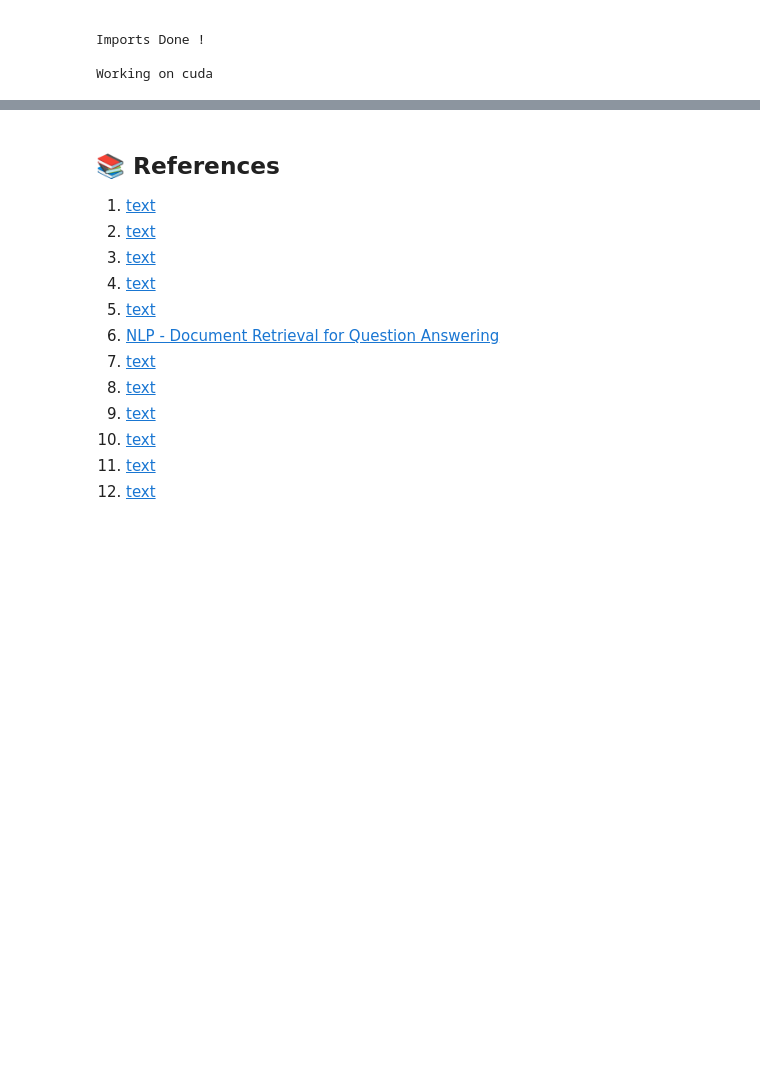
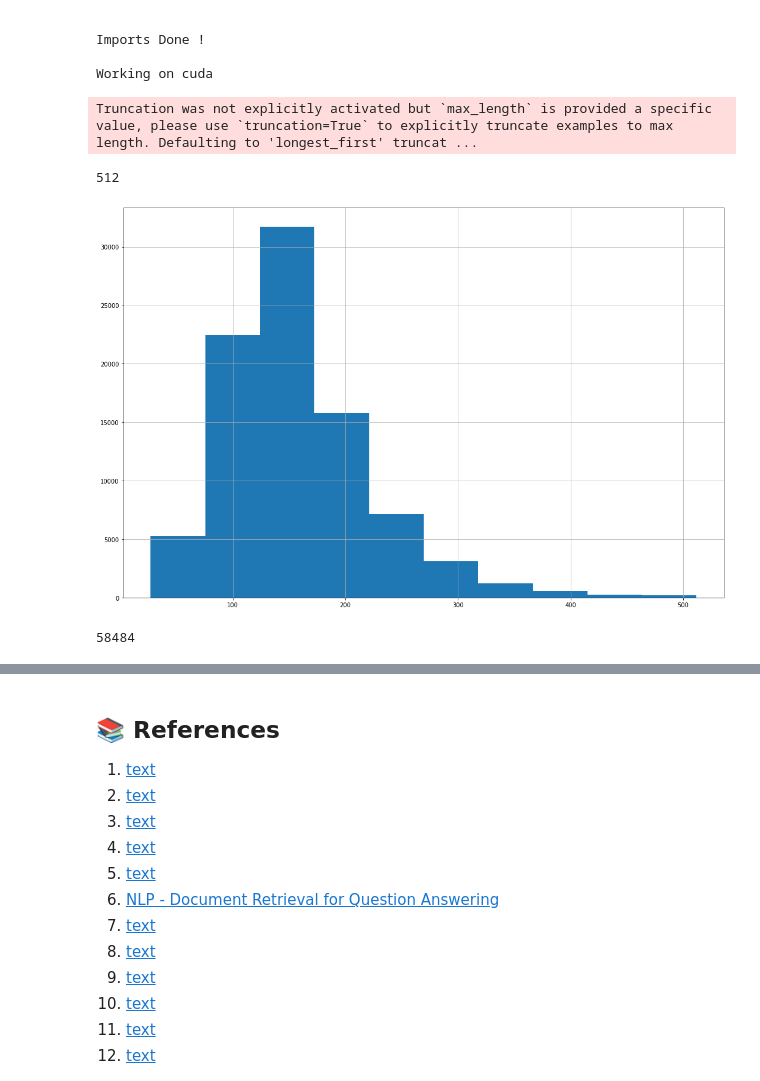
Before and after one commit to theatina/distilBERT_QnA, a Jupyter notebook: m915-bert-qna.ipynb, the cells around one changed output, grey strips where cells are left out. Saved outputs shown, nothing was run; the diff lists cells and outputs as text; code cells hidden in the pictures; blank space fills up the shorter version.

Commit message:
Kaggle Notebook | M915_BERT_QnA | Version 6

```diff
--- a/m915-bert-qna.ipynb
+++ b/m915-bert-qna.ipynb
@@ -206,11 +206,6 @@ def add_token_positions(encodings, texts, starts, ends):
 
 # apply function to our data
 # add_token_positions(dev_encodings, list(qna_dev_df['AnswerStart']), list(qna_dev_df['AnswerEnd']))
-
-
-def data_stats(df, type="Train"):
-    tokenizer = DistilBertTokenizerFast.from_pretrained('distilbert-base-uncased', return_token_type_ids=True)
-    enc = tokenizer(list(df['context']), list(df['question']), max_length=tokenizer.model_max_length )
 
 
 def save_json_evalsquad1(total_preds,filepath="preds.json", dev_set="/content/dev-v2.0.json"):
@@ -363,8 +358,25 @@ def total_preds_list(model,dev_dataset,device,dev_df):
     return total_preds
 
 
+
+def data_stats(df, type="Train"):
+    tokenizer = DistilBertTokenizerFast.from_pretrained('distilbert-base-uncased')
+    enc = tokenizer(list(df['context']), max_length=tokenizer.model_max_length, truncation=False )
+    lens=[ len(i_id) for i_id in enc["input_ids"] ]
+    print(max(lens))
+    plt.figure(figsize=(18,12))
+    plt.grid(True)
+    plt.hist(lens)
+
+
 # pr_list = add_ans_ind(qna_train_df_quac)
 # pr_list = add_ans_ind(qna_dev_df_quac)
+# %%
+data_stats(train_df)
+# %% [output]
+Truncation was not explicitly activated but `max_length` is provided a specific value, please use `truncation=True` to explicitly truncate examples to max length. Defaulting to 'longest_first' truncat ...
+512
+[figure, added]
 # %%
 # directories' paths
 squad_train_path = "/kaggle/input/bert-code/bert/train-v1.1.json"
@@ -448,9 +457,15 @@ train_encodings=pd.read_csv(train_enc_path)
 dev_enc_path="/kaggle/input/squadv1-encodings-bert512/SQuADv1_dev_encodings.csv"
 dev_encodings=pd.read_csv(dev_enc_path)
 
+# keep half the data due to computational complexity
+train_encodings=train_encodings[:2*int(train_encodings.shape[0]/3)]
+print(train_encodings.shape[0])
+
 # converse to dictionaries
 train_encodings={ k:train_encodings[k].values for k in train_encodings.columns  }
 dev_encodings={ k:dev_encodings[k].values for k in dev_encodings.columns  }
+# %% [output]
+58484
 # %%
 class BERTinput(torch.utils.data.Dataset):
     def __init__(self, encodings):
```
Also changed, not shown: parts of 7 cells of this notebook.
